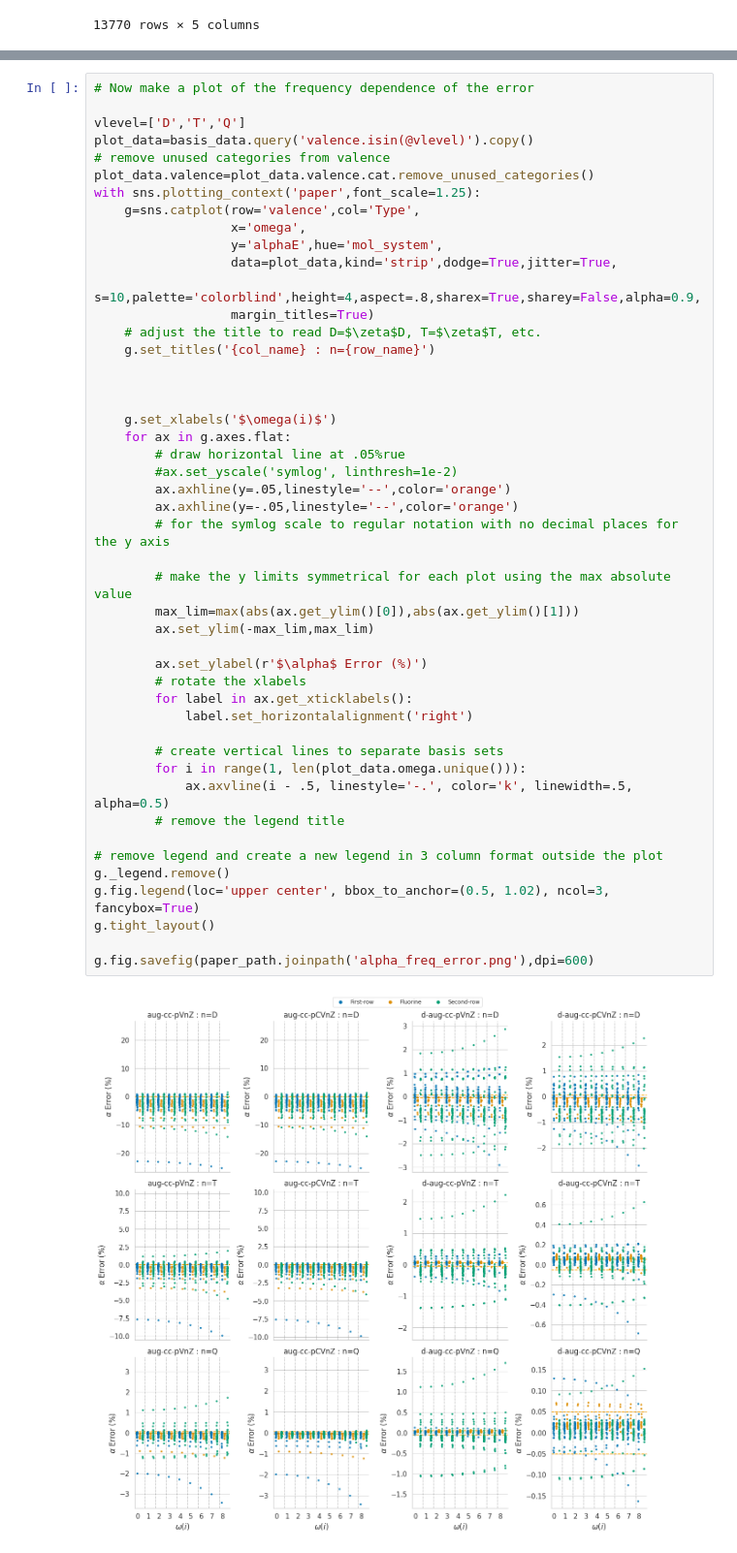
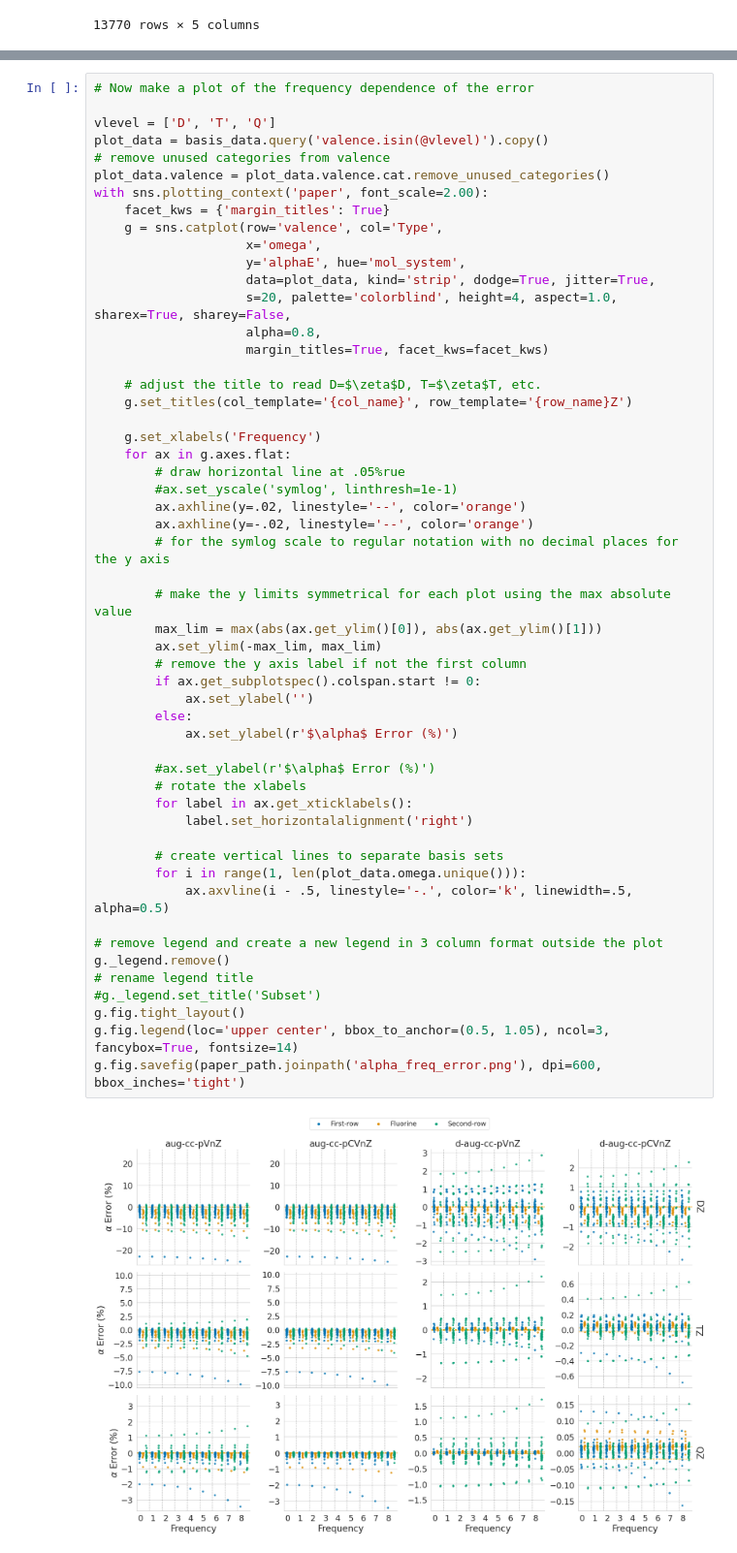
Before and after one commit to ahurta92/QuantumResponsePro, a Jupyter notebook: examples/PolarizabilityPaper/august_convergence.ipynb, the cells around one changed output, grey strips where cells are left out. Shown at 97% size. Cells and saved outputs as stored; diff of their text form.

```diff
--- a/examples/PolarizabilityPaper/august_convergence.ipynb
+++ b/examples/PolarizabilityPaper/august_convergence.ipynb
@@ -191,49 +217,55 @@ plot_data.query('valence=="Q"').sort_values('gammaE',ascending=False).head(10)
 # %%
 # Now make a plot of the frequency dependence of the error
 
-vlevel=['D','T','Q']
-plot_data=basis_data.query('valence.isin(@vlevel)').copy()
+vlevel = ['D', 'T', 'Q']
+plot_data = basis_data.query('valence.isin(@vlevel)').copy()
 # remove unused categories from valence
-plot_data.valence=plot_data.valence.cat.remove_unused_categories()
-with sns.plotting_context('paper',font_scale=1.25):
-    g=sns.catplot(row='valence',col='Type',
-                  x='omega',
-                  y='alphaE',hue='mol_system',
-                  data=plot_data,kind='strip',dodge=True,jitter=True,
-                  s=10,palette='colorblind',height=4,aspect=.8,sharex=True,sharey=False,alpha=0.9,
-                  margin_titles=True)
+plot_data.valence = plot_data.valence.cat.remove_unused_categories()
+with sns.plotting_context('paper', font_scale=2.00):
+    facet_kws = {'margin_titles': True}
+    g = sns.catplot(row='valence', col='Type',
+                    x='omega',
+                    y='alphaE', hue='mol_system',
+                    data=plot_data, kind='strip', dodge=True, jitter=True,
+                    s=20, palette='colorblind', height=4, aspect=1.0, sharex=True, sharey=False,
+                    alpha=0.8,
+                    margin_titles=True, facet_kws=facet_kws)
+
     # adjust the title to read D=$\zeta$D, T=$\zeta$T, etc.
-    g.set_titles('{col_name} : n={row_name}')
+    g.set_titles(col_template='{col_name}', row_template='{row_name}Z')
 
-
-
-    g.set_xlabels('$\omega(i)$')
+    g.set_xlabels('Frequency')
     for ax in g.axes.flat:
         # draw horizontal line at .05%rue
-        #ax.set_yscale('symlog', linthresh=1e-2)
-        ax.axhline(y=.05,linestyle='--',color='orange')
-        ax.axhline(y=-.05,linestyle='--',color='orange')
+        #ax.set_yscale('symlog', linthresh=1e-1)
+        ax.axhline(y=.02, linestyle='--', color='orange')
+        ax.axhline(y=-.02, linestyle='--', color='orange')
         # for the symlog scale to regular notation with no decimal places for the y axis
 
         # make the y limits symmetrical for each plot using the max absolute value
-        max_lim=max(abs(ax.get_ylim()[0]),abs(ax.get_ylim()[1]))
-        ax.set_ylim(-max_lim,max_lim)
+        max_lim = max(abs(ax.get_ylim()[0]), abs(ax.get_ylim()[1]))
+        ax.set_ylim(-max_lim, max_lim)
+        # remove the y axis label if not the first column
+        if ax.get_subplotspec().colspan.start != 0:
+            ax.set_ylabel('')
+        else:
+            ax.set_ylabel(r'$\alpha$ Error (%)')
 
-        ax.set_ylabel(r'$\alpha$ Error (%)')
+        #ax.set_ylabel(r'$\alpha$ Error (%)')
         # rotate the xlabels
         for label in ax.get_xticklabels():
             label.set_horizontalalignment('right')
 
         # create vertical lines to separate basis sets
         for i in range(1, len(plot_data.omega.unique())):
             ax.axvline(i - .5, linestyle='-.', color='k', linewidth=.5, alpha=0.5)
-        # remove the legend title
 
 # remove legend and create a new legend in 3 column format outside the plot
 g._legend.remove()
-g.fig.legend(loc='upper center', bbox_to_anchor=(0.5, 1.02), ncol=3, fancybox=True)
-g.tight_layout()
-
-g.fig.savefig(paper_path.joinpath('alpha_freq_error.png'),dpi=600)
+# rename legend title
+#g._legend.set_title('Subset')
+g.fig.tight_layout()
+g.fig.legend(loc='upper center', bbox_to_anchor=(0.5, 1.05), ncol=3, fancybox=True, fontsize=14)
+g.fig.savefig(paper_path.joinpath('alpha_freq_error.png'), dpi=600, bbox_inches='tight')
 # %% [output]
-[figure, old version]
+[figure, new version]
```
Also changed, not shown: parts of 47 cells of this notebook, 1 other file.
